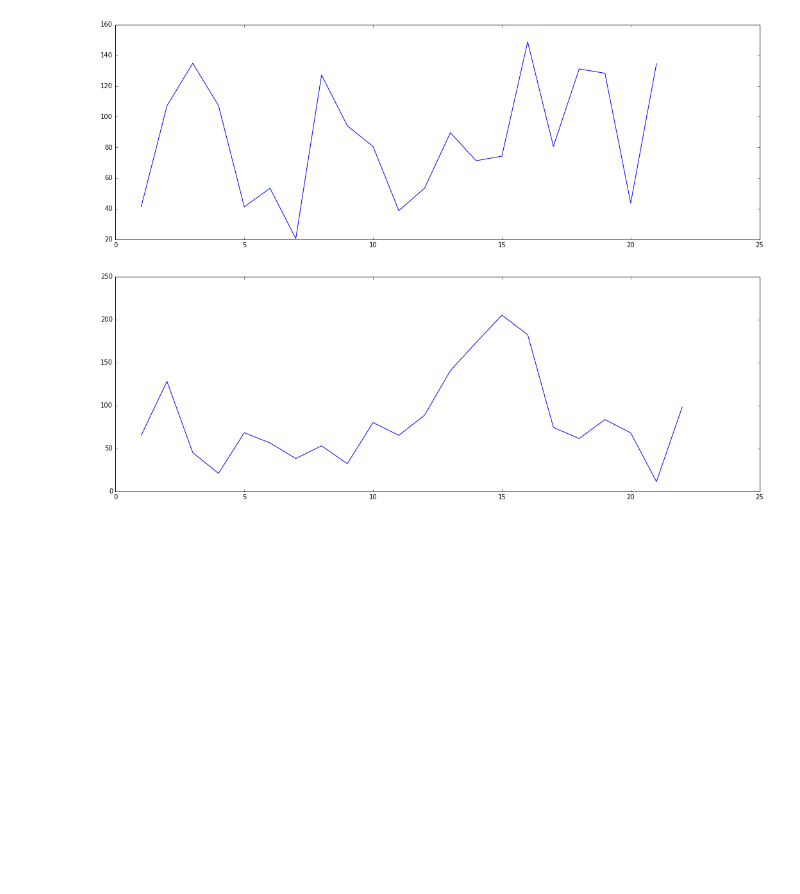
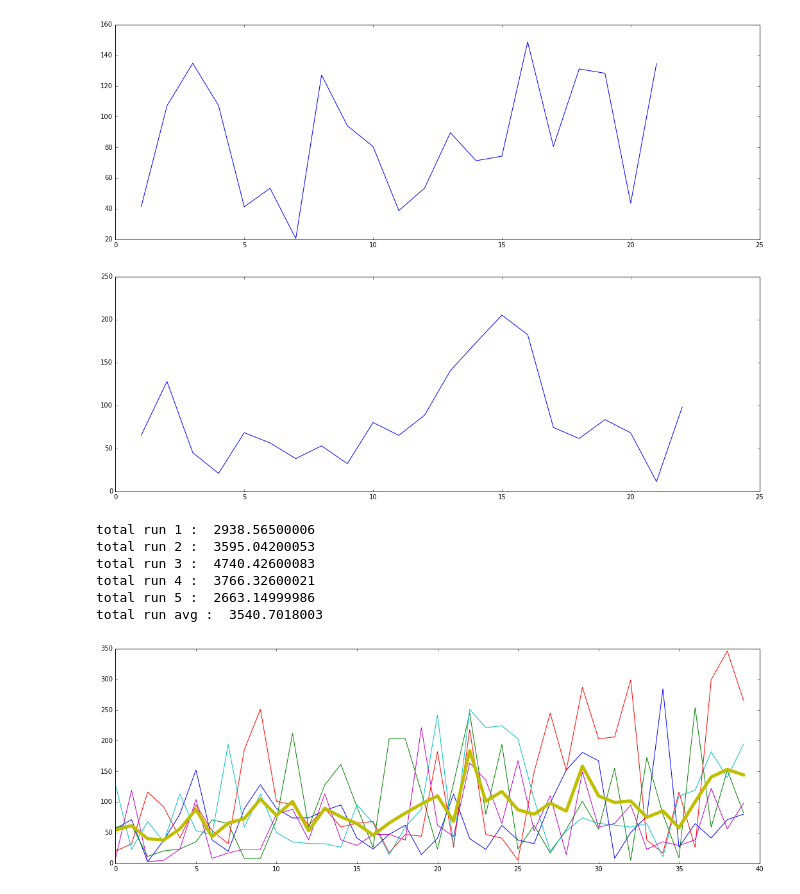
Before and after one commit to CS175MinecraftAI/IfYouCanDodgeAFireball, a Jupyter notebook: code/analysis/survival_rate.ipynb, the cells around one changed output. Saved outputs shown, nothing was run; the diff lists cells and outputs as text; code cells hidden in the pictures; blank space fills up the shorter version.

Commit message:
added copy of raw data and graph

```diff
--- a/code/analysis/survival_rate.ipynb
+++ b/code/analysis/survival_rate.ipynb
@@ -181,3 +181,58 @@ plt.plot(diag6[:,0],diag6[:,-1])
 plt.show()
 # %% [output]
 [figure]
+# %%
+import numpy as np
+import matplotlib.pyplot as plt
+
+run1life = {1: 56.46499991416931, 2: 71.3659999370575, 3: 2.6459999084472656, 4: 38.03999996185303, 5: 80.35199999809265, 6: 152.24399995803833, 7: 38.325000047683716, 8: 19.87600016593933, 9: 89.07400012016296, 10: 128.50100016593933, 11: 89.59100008010864, 12: 74.06399989128113, 13: 74.25300002098083, 14: 86.47300004959106, 15: 95.22199988365173, 16: 41.30399990081787, 17: 23.45300006866455, 18: 47.43400001525879, 19: 62.20799994468689, 20: 14.349000215530396, 21: 40.960999965667725, 22: 112.99799990653992, 23: 40.4300000667572, 24: 22.847000122070312, 25: 61.95199990272522, 26: 38.16499996185303, 27: 32.22699999809265, 28: 98.40199995040894, 29: 152.26399993896484, 30: 181.0789999961853, 31: 167.2829999923706, 32: 8.33899998664856, 33: 50.30499982833862, 34: 77.11299991607666, 35: 284.5510001182556, 36: 26.48800015449524, 37: 64.8730001449585, 38: 41.50699996948242, 39: 71.33899998664856, 40: 80.20199990272522}
+run2life = {1: 58.97200012207031, 2: 62.24000000953674, 3: 11.378000020980835, 4: 20.4689998626709, 5: 23.444000005722046, 6: 35.29200005531311, 7: 71.01199984550476, 8: 65.04800009727478, 9: 8.121000051498413, 10: 8.220999956130981, 11: 71.01399993896484, 12: 212.05599999427795, 13: 59.04100012779236, 14: 128.00400018692017, 15: 161.37199997901917, 16: 92.15199995040894, 17: 25.94099998474121, 18: 203.0279998779297, 19: 203.16100001335144, 20: 116.11199998855591, 21: 23.348999977111816, 22: 130.95300006866455, 23: 245.2649998664856, 24: 80.08899998664856, 25: 193.92900013923645, 26: 23.40400004386902, 27: 62.03099989891052, 28: 17.164000034332275, 29: 55.437999963760376, 30: 101.31100010871887, 31: 55.924999952316284, 32: 155.10800004005432, 33: 4.91700005531311, 34: 172.84799981117249, 35: 80.26900005340576, 36: 9.255000114440918, 37: 253.81700015068054, 38: 58.9539999961853, 39: 152.00400018692017, 40: 82.93400001525879}
+run3life = {1: 20.118000030517578, 2: 31.794000148773193, 3: 116.40300011634827, 4: 92.0699999332428, 5: 41.40700006484985, 6: 95.19400000572205, 7: 53.49799990653992, 8: 32.22000002861023, 9: 185.02100014686584, 10: 251.19999980926514, 11: 101.16800022125244, 12: 95.49500012397766, 13: 62.39100003242493, 14: 89.45300006866455, 15: 59.29299998283386, 16: 65.43799996376038, 17: 68.42199993133545, 18: 17.403000116348267, 19: 47.20799994468689, 20: 44.34700012207031, 21: 182.106999874115, 22: 26.265000104904175, 23: 218.32800006866455, 24: 47.24499988555908, 25: 41.25999999046326, 26: 5.07099986076355, 27: 148.93799996376038, 28: 245.0110001564026, 29: 151.53799986839294, 30: 287.05399990081787, 31: 203.14800000190735, 32: 206.18300008773804, 33: 299.143000125885, 34: 38.0, 35: 17.111000061035156, 36: 116.32799983024597, 37: 26.259000062942505, 38: 299.460000038147, 39: 346.43300008773804, 40: 266.00100016593933}
+run4life = {1: 128.11299991607666, 2: 23.170000076293945, 3: 68.21500015258789, 4: 35.06400012969971, 5: 113.29999995231628, 6: 53.414000034332275, 7: 47.10899996757507, 8: 194.12900018692017, 9: 59.21000003814697, 10: 113.01600003242493, 11: 50.43499994277954, 12: 35.06700015068054, 13: 32.442999839782715, 14: 32.13499999046326, 15: 26.447999954223633, 16: 95.74300003051758, 17: 65.83799982070923, 18: 14.139000177383423, 19: 59.36099982261658, 20: 88.43899989128113, 21: 241.90499997138977, 22: 29.02300000190735, 23: 251.0090000629425, 24: 221.36800003051758, 25: 224.2590000629425, 26: 203.19700002670288, 27: 104.375, 28: 20.29100012779236, 29: 53.125, 30: 74.32399988174438, 31: 65.29299998283386, 32: 62.444000005722046, 33: 59.13599991798401, 34: 64.86399984359741, 35: 11.027999877929688, 36: 110.18300008773804, 37: 119.17499995231628, 38: 182.12599992752075, 39: 140.0310001373291, 40: 194.382000207901}
+run5life = {1: 8.004999876022339, 2: 119.18799996376038, 3: 2.820000171661377, 4: 5.001000165939331, 5: 23.210000038146973, 6: 104.14300012588501, 7: 8.316999912261963, 8: 16.868000030517578, 9: 23.308000087738037, 10: 23.164999961853027, 11: 80.37099981307983, 12: 88.22299981117249, 13: 38.414000034332275, 14: 113.35600018501282, 15: 38.43900012969971, 16: 29.348000049591064, 17: 47.319000005722046, 18: 47.388999938964844, 19: 38.03099989891052, 20: 221.1949999332428, 21: 62.062999963760376, 22: 44.00599980354309, 23: 163.9539999961853, 24: 135.52900004386902, 25: 65.22099995613098, 26: 167.4869999885559, 27: 53.17700004577637, 28: 110.15499997138977, 29: 14.305000066757202, 30: 149.22399997711182, 31: 59.03500008583069, 32: 65.16100001335144, 33: 95.06399989128113, 34: 23.11300015449524, 35: 35.29199981689453, 36: 29.147000074386597, 37: 38.420000076293945, 38: 122.375, 39: 56.228999853134155, 40: 98.08299994468689}
+
+run1armor = {1: 188.24000000953674, 2: 236.10899996757507, 3: 146.1619999408722, 4: 305.9469997882843, 5: 389.0629999637604, 6: 241.99300003051758, 7: 458.0979998111725, 8: 284.29499983787537, 9: 191.36800003051758, 10: 320.3180000782013, 11: 282.2330000400543, 12: 248.30499982833862, 13: 278.3269999027252, 14: 440.3660001754761, 15: 206.18700003623962}
+run2armor = {1: 205.46199989318848, 2: 284.11100006103516, 3: 275.19000005722046, 4: 445.9940001964569, 5: 227.17199993133545, 6: 382.94600009918213, 7: 188.2590000629425, 8: 181.06900000572205, 9: 581.2139999866486, 10: 287.38899993896484, 11: 253.97099995613098, 12: 308.27999997138977, 13: 205.6340000629425, 14: 377.3010001182556, 15: 302.0720000267029}
+run3armor = {1: 151.55999994277954, 2: 194.1210000514984, 3: 308.92899990081787, 4: 203.07200002670288, 5: 335.0329999923706, 6: 275.33200001716614, 7: 251.04699993133545, 8: 391.93499994277954, 9: 332.27500009536743, 10: 566.1959998607635, 11: 344.1529998779297, 12: 620.2430000305176, 13: 301.978000164032, 14: 146.3420000076294, 15: 285.0659999847412}
+run4armor = {1: 233.25500011444092, 2: 71.36700010299683, 3: 326.4170000553131, 4: 374.19900012016296, 5: 206.1470000743866, 6: 206.33200001716614, 7: 235.9689998626709, 8: 151.5519998073578, 9: 219.76500010490417, 10: 269.12999987602234, 11: 584.0099999904633, 12: 584.1389999389648, 13: 395.2079999446869, 14: 304.00999999046326, 15: 397.0499999523163}
+run5armor = {1: 154.36100006103516, 2: 210.68700003623962, 3: 269.260999917984, 4: 251.00800013542175, 5: 179.02099990844727, 6: 140.5, 7: 173.73599982261658, 8: 153.8050000667572, 9: 191.53900003433228, 10: 194.5899999141693, 11: 377.22699999809265, 12: 475.43499994277954, 13: 428.1159999370575, 14: 341.1119999885559, 15: 332.1949999332428}
+
+run1life = run1life.values()
+run2life = run2life.values()
+run3life = run3life.values()
+run4life = run4life.values()
+run5life = run5life.values()
+
+print "total run 1 : ", sum(run1life)
+print "total run 2 : ", sum(run2life)
+print "total run 3 : ", sum(run3life)
+print "total run 4 : ", sum(run4life)
+print "total run 5 : ", sum(run5life)
+
+sumrunlife = [0 for x in range(40)]
+sumrunindex = list(range(0,40))
+
+for x in range(0, 40):
+    sumrunlife[x] = run1life[x] + run2life[x] + run3life[x] + run4life[x] + run5life[x]
+
+sumrunlife = np.array(sumrunlife)
+
+diag7 = sumrunlife/5
+print "total run avg : ",sum(diag7)
+
+plt.figure(figsize=(2^16,2^4))
+plt.plot(sumrunindex,run1life)
+plt.plot(sumrunindex,run2life)
+plt.plot(sumrunindex,run3life)
+plt.plot(sumrunindex,run4life)
+plt.plot(sumrunindex,run5life)
+plt.plot(sumrunindex,diag7, linewidth=5)
+plt.show()
+# %% [output]
+total run 1 :  2938.56500006
+total run 2 :  3595.04200053
+total run 3 :  4740.42600083
+total run 4 :  3766.32600021
+total run 5 :  2663.14999986
+total run avg :  3540.7018003
+[figure, added]
```
Also changed, not shown: parts of 4 cells of this notebook, 10 other files.
